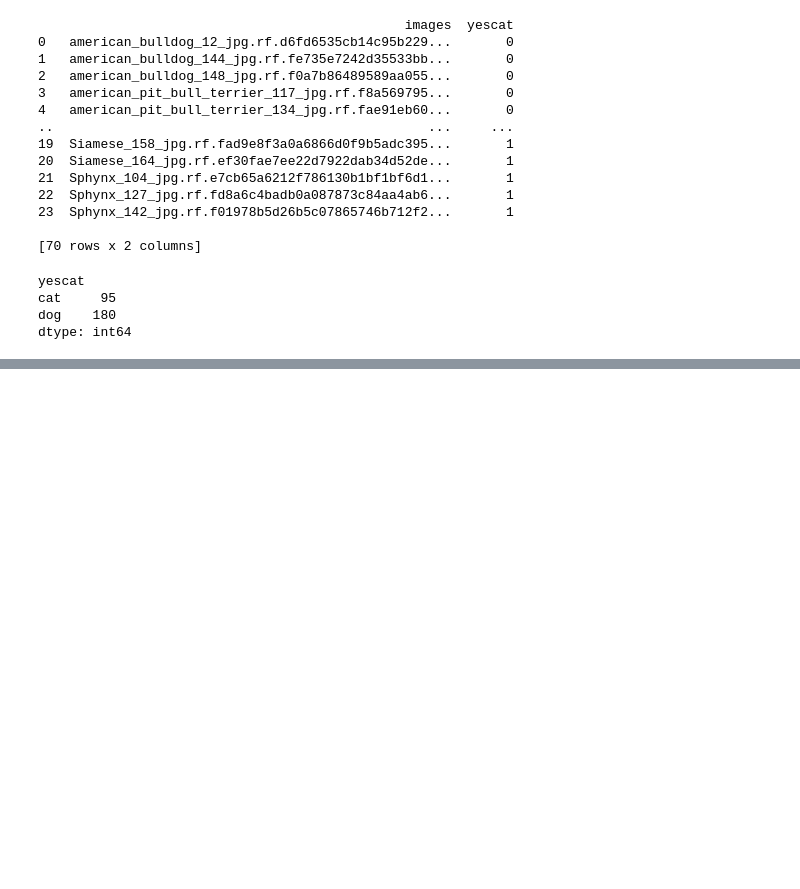
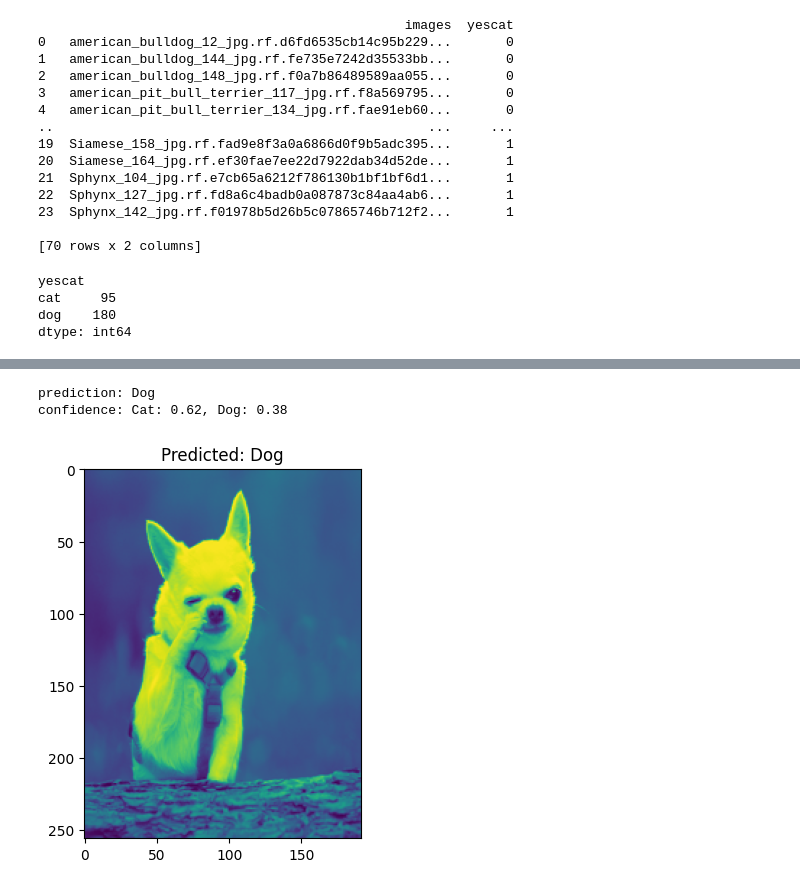
Before and after one commit to Jake0000-why/data-science, a Jupyter notebook: imageclass.ipynb, the cells around one changed output, grey strips where cells are left out. Drawn from its saved outputs; the diff is of its cells as text; code cells hidden in the pictures; blank space fills up the shorter version.

```diff
--- a/imageclass.ipynb
+++ b/imageclass.ipynb
@@ -119,0 +177,21 @@ cm = confusion_matrix(Y_test.to_numpy(), y_predict_test)
+# %%
+def predict_image(img_path):
+    img = Image.open(img_path).convert('L').resize((192, 256))
+    img_flat = np.array(img).flatten().reshape(1,-1)
+    scaled_img = scaler.transform(img_flat)
+    img_pca = pca.transform(scaled_img)
+    prediction = model_pca.predict(img_pca)
+    probability = model_pca.predict_proba(img_pca)
+
+    label = 'Cat' if prediction[0] == 1 else "Dog"
+    print(f"prediction: {label}")
+    print(f"confidence: Cat: {probability[0][0]:.2f}, Dog: {probability[0][1]:.2f}")
+    plt.imshow(img)
+    plt.title(f'Predicted: {label}')
+    plt.show()
+
+predict_image("dog 2.jpg")
+# %% [output]
+prediction: Dog
+confidence: Cat: 0.62, Dog: 0.38
+[figure, added]
```
Also changed, not shown: parts of 8 cells of this notebook, 2 other files.
